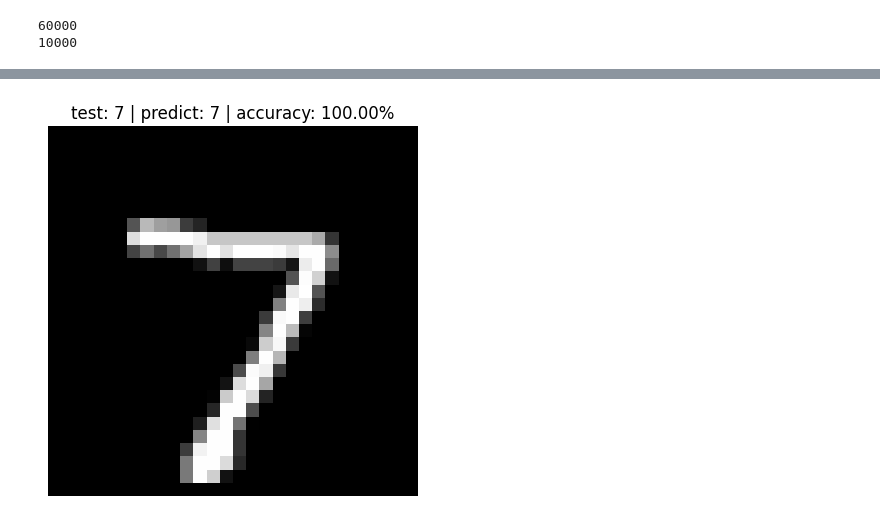
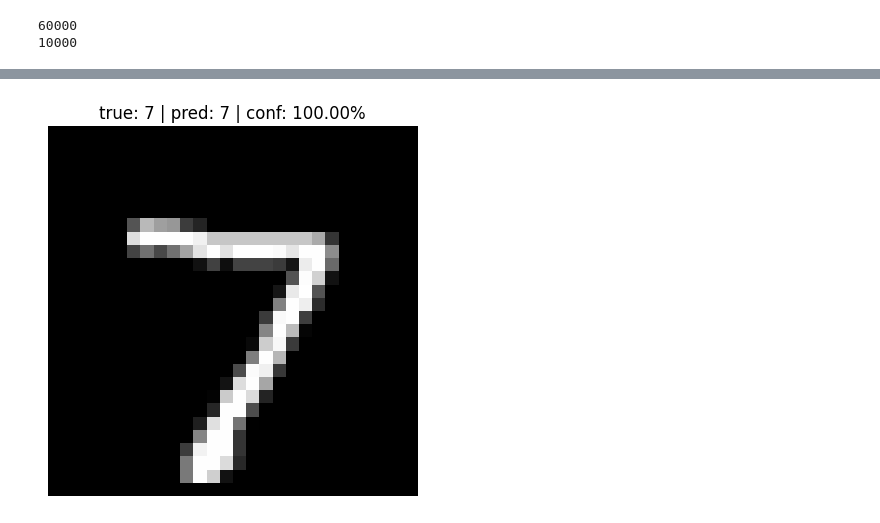
Before and after one commit to rainwnssystem/dl-learn, a Jupyter notebook: cnn_pytorch_mnist.ipynb, the cells around one changed output, grey strips where cells are left out. Saved outputs shown, nothing was run; the diff lists cells and outputs as text; code cells hidden in the pictures.

```diff
--- a/cnn_pytorch_mnist.ipynb
+++ b/cnn_pytorch_mnist.ipynb
@@ -73,43 +111,32 @@ optimizer = optim.Adam(model.parameters(), lr=0.0007)
 # %%
-train_losses = []
-test_losses = []
-train_accuracies = []
-test_accuracies = []
+train_losses, test_losses         = [], []
+train_accuracies, test_accuracies = [], []
 # %%
 epochs = 10
 
 for epoch in range(epochs):
-    model.train()
 
-    running_loss = 0
-    correct = 0
-    total = 0
+    # ── Train ──
+    model.train()  # 모델 학습 진행
+    running_loss, correct, total = 0, 0, 0
 
     for images, labels in train_loader:
-
         optimizer.zero_grad()
-
         outputs = model(images)
         loss = criterion(outputs, labels)
-
-        loss.backward()
-        optimizer.step()
+        loss.backward()  # loss값을 통해 현재 기울기를 계산하여 파라미터 값을 .grad에 저장
+        optimizer.step() # .grad 값을 기반으로 최적의 파라미터 계산 후 가중치 업데이트
 
         running_loss += loss.item()
-
         _, predicted = torch.max(outputs, 1)
         total += labels.size(0)
         correct += (predicted == labels).sum().item()
 
-    train_loss = running_loss / len(train_loader)
-    train_acc = 100 * correct / total
+    train_losses.append(running_loss / len(train_loader))
+    train_accuracies.append(100 * correct / total)
 
-    train_losses.append(train_loss)
-    train_accuracies.append(train_acc)
-
-
-  ## TESTING
-    model.eval()
+    # ── Test ──
+    model.eval()  # 모델 추론 진행
     correct_test = 0
     total_test = 0
     test_loss = 0
@@ -203,21 +225,21 @@ plt.show()
 # %%
 model.eval()
 
 images, labels = next(iter(test_loader))
 
 single_image = images[0].unsqueeze(0)
 true_label = labels[0].item()
 
 with torch.no_grad():
     output = model(single_image)
 
     probabilities = torch.softmax(output, dim=1)
     predicted_label = torch.argmax(probabilities, dim=1).item()
     confidence = probabilities[0][predicted_label].item()
 
 plt.imshow(images[0].squeeze(), cmap='gray')
-plt.title(f"test: {true_label} | predict: {predicted_label} | accuracy: {confidence:.2%}")
+plt.title(f"true: {true_label} | pred: {predicted_label} | conf: {confidence:.2%}")
 plt.axis('off')
 plt.show()
 # %% [output]
-[figure, old version]
+[figure, new version]
```
Also changed, not shown: parts of 10 cells of this notebook, 5 other files.
